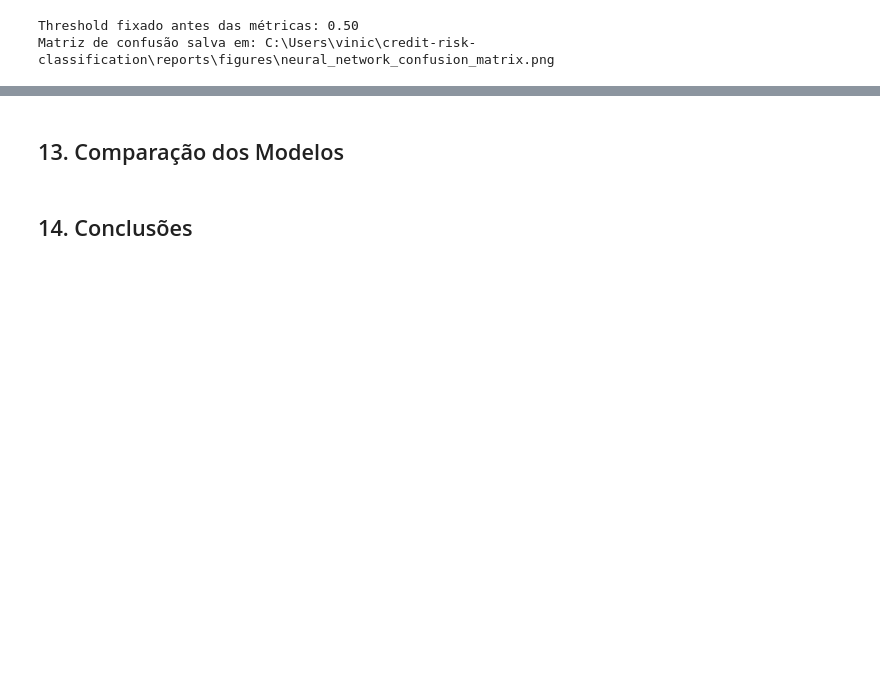
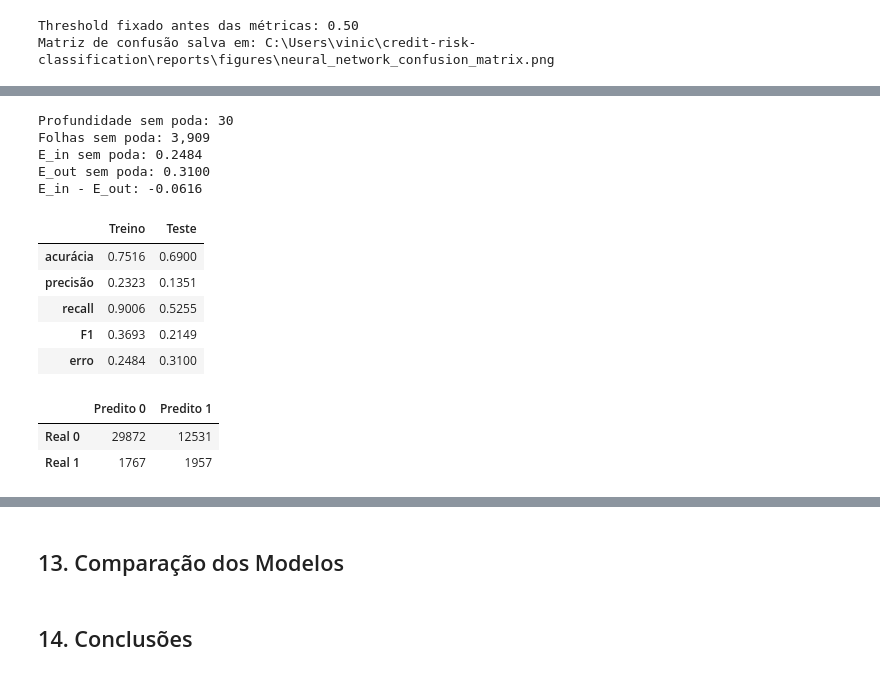
Before and after one commit to viniciusrodriguesai/credit-risk-classification, a Jupyter notebook: notebooks/credit_risk_classification.ipynb, the cells around one changed output, grey strips where cells are left out. Cells and saved outputs as stored; diff of their text form; code cells hidden in the pictures; blank space fills up the shorter version.

```diff
--- a/notebooks/credit_risk_classification.ipynb
+++ b/notebooks/credit_risk_classification.ipynb
@@ -2507,0 +2512,45 @@ Matriz de confusão salva em: C:\Users\vinic\credit-risk-classification\reports\
+# %%
+MIN_SAMPLES_LEAF = 30
+
+
+def tree_metrics(model, X_features, target):
+    predictions = model.predict(X_features)
+    return {
+        'acurácia': accuracy_score(target, predictions),
+        'precisão': precision_score(target, predictions, zero_division=0),
+        'recall': recall_score(target, predictions, zero_division=0),
+        'F1': f1_score(target, predictions, zero_division=0),
+        'erro': 1 - accuracy_score(target, predictions),
+    }
+
+tree_unpruned = DecisionTreeClassifier(
+    random_state=RANDOM_STATE,
+    class_weight='balanced',
+    min_samples_leaf=MIN_SAMPLES_LEAF,
+)
+tree_unpruned.fit(X_train_tree, y_train)
+unpruned_train = tree_metrics(tree_unpruned, X_train_tree, y_train)
+unpruned_test = tree_metrics(tree_unpruned, X_test_tree, y_test)
+unpruned_summary = pd.DataFrame({'Treino': unpruned_train, 'Teste': unpruned_test}).round(4)
+print(f'Profundidade sem poda: {tree_unpruned.get_depth()}')
+print(f'Folhas sem poda: {tree_unpruned.get_n_leaves():,}')
+print(f'E_in sem poda: {unpruned_train["erro"]:.4f}')
+print(f'E_out sem poda: {unpruned_test["erro"]:.4f}')
+print(f'E_in - E_out: {unpruned_train["erro"] - unpruned_test["erro"]:.4f}')
+display(unpruned_summary)
+display(pd.DataFrame(confusion_matrix(y_test, tree_unpruned.predict(X_test_tree)), index=['Real 0', 'Real 1'], columns=['Predito 0', 'Predito 1']))
+# %% [output]
+Profundidade sem poda: 30
+Folhas sem poda: 3,909
+E_in sem poda: 0.2484
+E_out sem poda: 0.3100
+E_in - E_out: -0.0616
+|  | Treino | Teste |
+| acurácia | 0.7516 | 0.6900 |
+| precisão | 0.2323 | 0.1351 |
+| recall | 0.9006 | 0.5255 |
+| F1 | 0.3693 | 0.2149 |
+| erro | 0.2484 | 0.3100 |
+|  | Predito 0 | Predito 1 |
+| Real 0 | 29872 | 12531 |
+| Real 1 | 1767 | 1957 |
```
Also changed, not shown: parts of 12 cells of this notebook, 2 other files.
